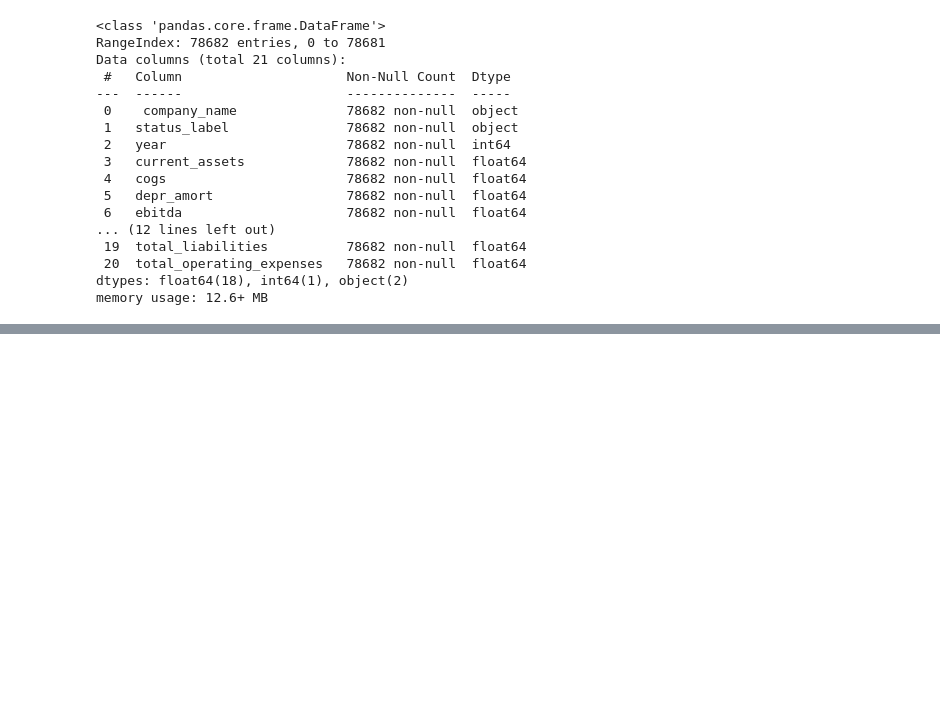
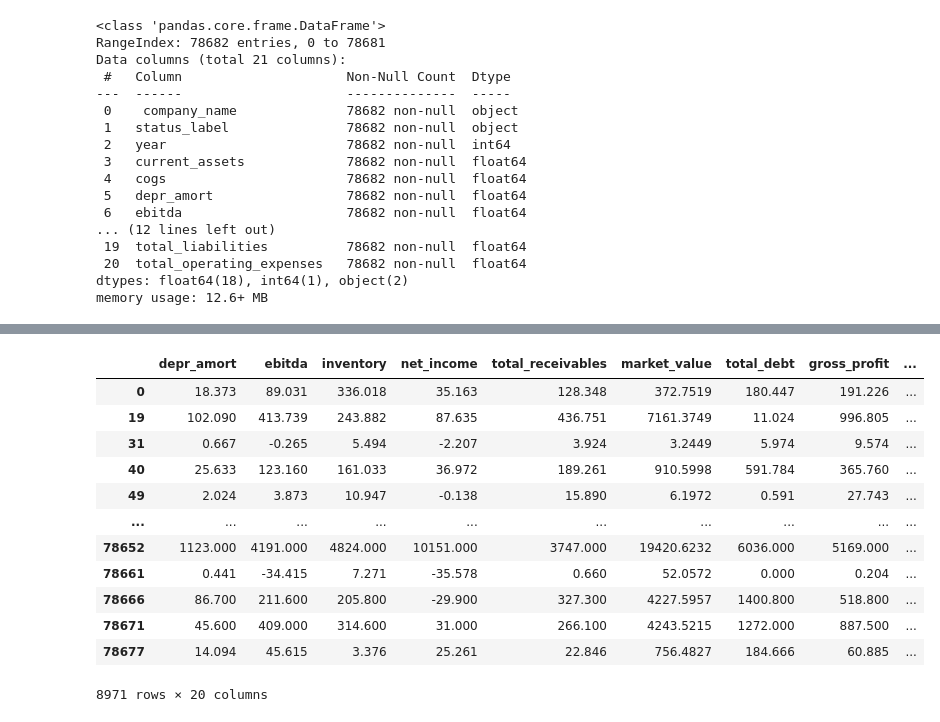
Before and after one commit to ScottHills-Deloitte/Group09_Feb06_Capstone, a Jupyter notebook: Untitled.ipynb, the cells around one changed output, grey strips where cells are left out. Cells and saved outputs as stored; diff of their text form; code cells hidden in the pictures; blank space fills up the shorter version.

```diff
--- a/Untitled.ipynb
+++ b/Untitled.ipynb
@@ -110,0 +154,17 @@ new
+# %%
+df_sub = df_company.drop(["company_name", "year"], axis =1)
+df_sub
+# %% [output]
+|  | depr_amort | ebitda | inventory | net_income | total_receivables | market_value | total_debt | gross_profit | ... |
+| 0 | 18.373 | 89.031 | 336.018 | 35.163 | 128.348 | 372.7519 | 180.447 | 191.226 | ... |
+| 19 | 102.090 | 413.739 | 243.882 | 87.635 | 436.751 | 7161.3749 | 11.024 | 996.805 | ... |
+| 31 | 0.667 | -0.265 | 5.494 | -2.207 | 3.924 | 3.2449 | 5.974 | 9.574 | ... |
+| 40 | 25.633 | 123.160 | 161.033 | 36.972 | 189.261 | 910.5998 | 591.784 | 365.760 | ... |
+| 49 | 2.024 | 3.873 | 10.947 | -0.138 | 15.890 | 6.1972 | 0.591 | 27.743 | ... |
+| ... | ... | ... | ... | ... | ... | ... | ... | ... | ... |
+| 78652 | 1123.000 | 4191.000 | 4824.000 | 10151.000 | 3747.000 | 19420.6232 | 6036.000 | 5169.000 | ... |
+| 78661 | 0.441 | -34.415 | 7.271 | -35.578 | 0.660 | 52.0572 | 0.000 | 0.204 | ... |
+| 78666 | 86.700 | 211.600 | 205.800 | -29.900 | 327.300 | 4227.5957 | 1400.800 | 518.800 | ... |
+| 78671 | 45.600 | 409.000 | 314.600 | 31.000 | 266.100 | 4243.5215 | 1272.000 | 887.500 | ... |
+| 78677 | 14.094 | 45.615 | 3.376 | 25.261 | 22.846 | 756.4827 | 184.666 | 60.885 | ... |
+8971 rows × 20 columns
```
Also changed, not shown: parts of 34 cells of this notebook.
